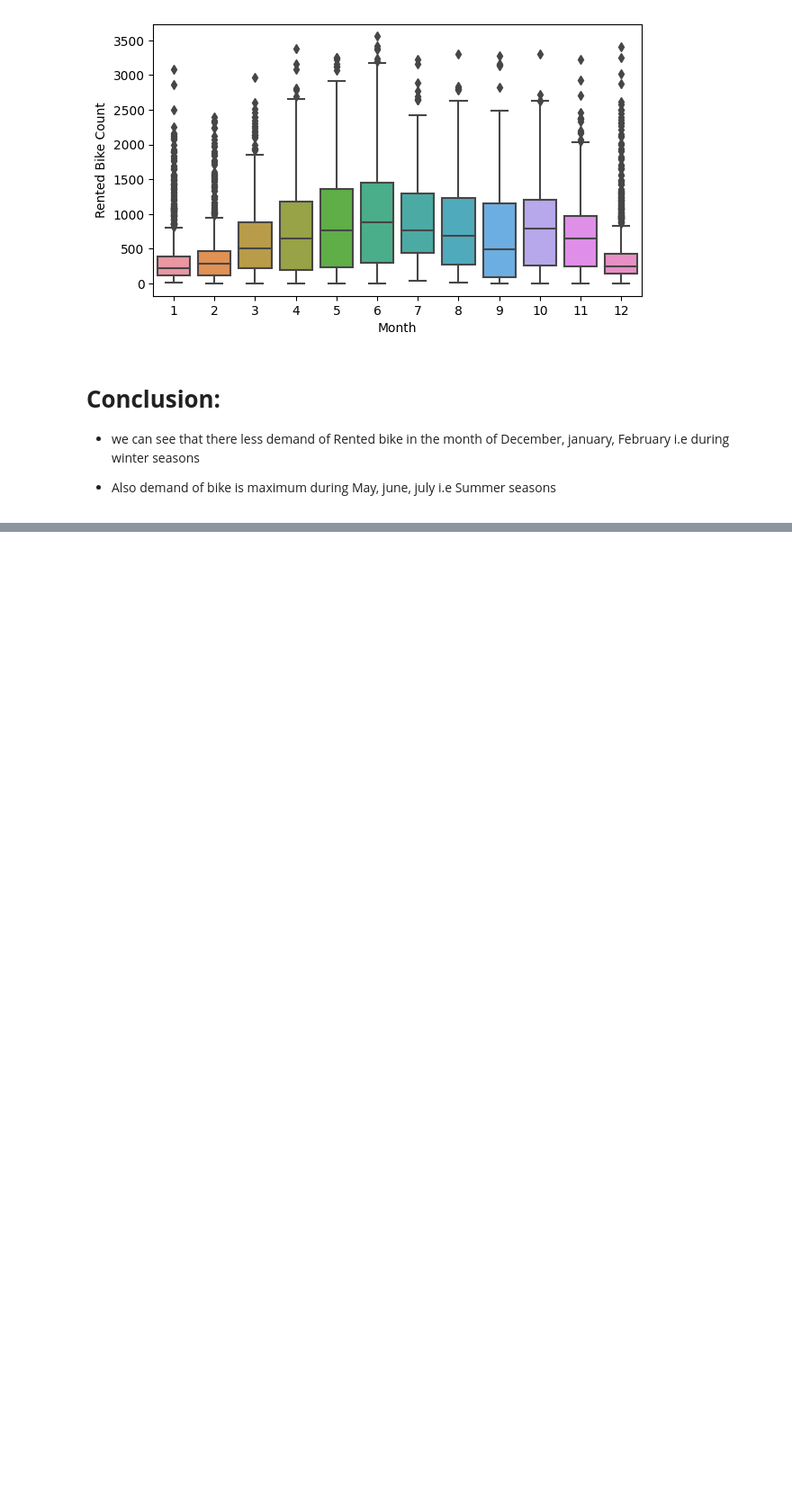
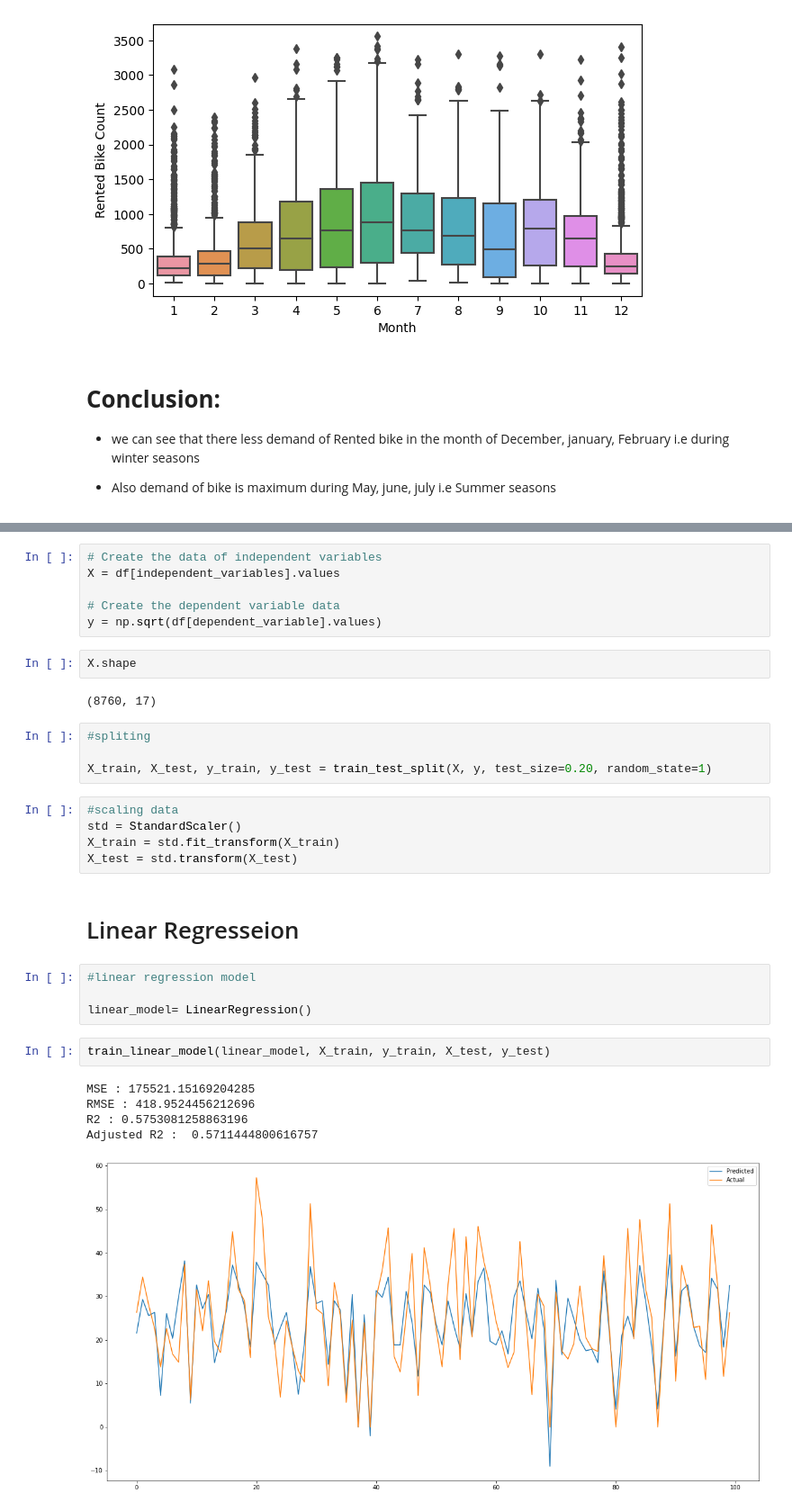
Before and after one commit to Hiteshlko1/Bike-sharing-demand-prediction, a Jupyter notebook: Bike_Sharing_Demand_Prediction_Capstone_Project_Hitesh_Verma.ipynb, the cells around one changed output, grey strips where cells are left out. Shown at 90% size. Saved outputs shown, nothing was run; the diff lists cells and outputs as text; blank space fills up the shorter version.

```diff
--- a/Bike_Sharing_Demand_Prediction_Capstone_Project_Hitesh_Verma.ipynb
+++ b/Bike_Sharing_Demand_Prediction_Capstone_Project_Hitesh_Verma.ipynb
@@ -506,0 +621,33 @@ plt.show()
+# %%
+# Create the data of independent variables
+X = df[independent_variables].values
+
+# Create the dependent variable data
+y = np.sqrt(df[dependent_variable].values)
+# %%
+X.shape
+# %% [output]
+(8760, 17)
+# %%
+#spliting
+
+X_train, X_test, y_train, y_test = train_test_split(X, y, test_size=0.20, random_state=1)
+# %%
+#scaling data
+std = StandardScaler()
+X_train = std.fit_transform(X_train)
+X_test = std.transform(X_test)
+# %% [markdown]
+# Linear Regresseion
+# %%
+#linear regression model
+
+linear_model= LinearRegression()
+# %%
+train_linear_model(linear_model, X_train, y_train, X_test, y_test)
+# %% [output]
+MSE : 175521.15169204285
+RMSE : 418.9524456212696
+R2 : 0.5753081258863196
+Adjusted R2 :  0.5711444800616757
+[figure, added]
```
Also changed, not shown: parts of 21 cells of this notebook.
